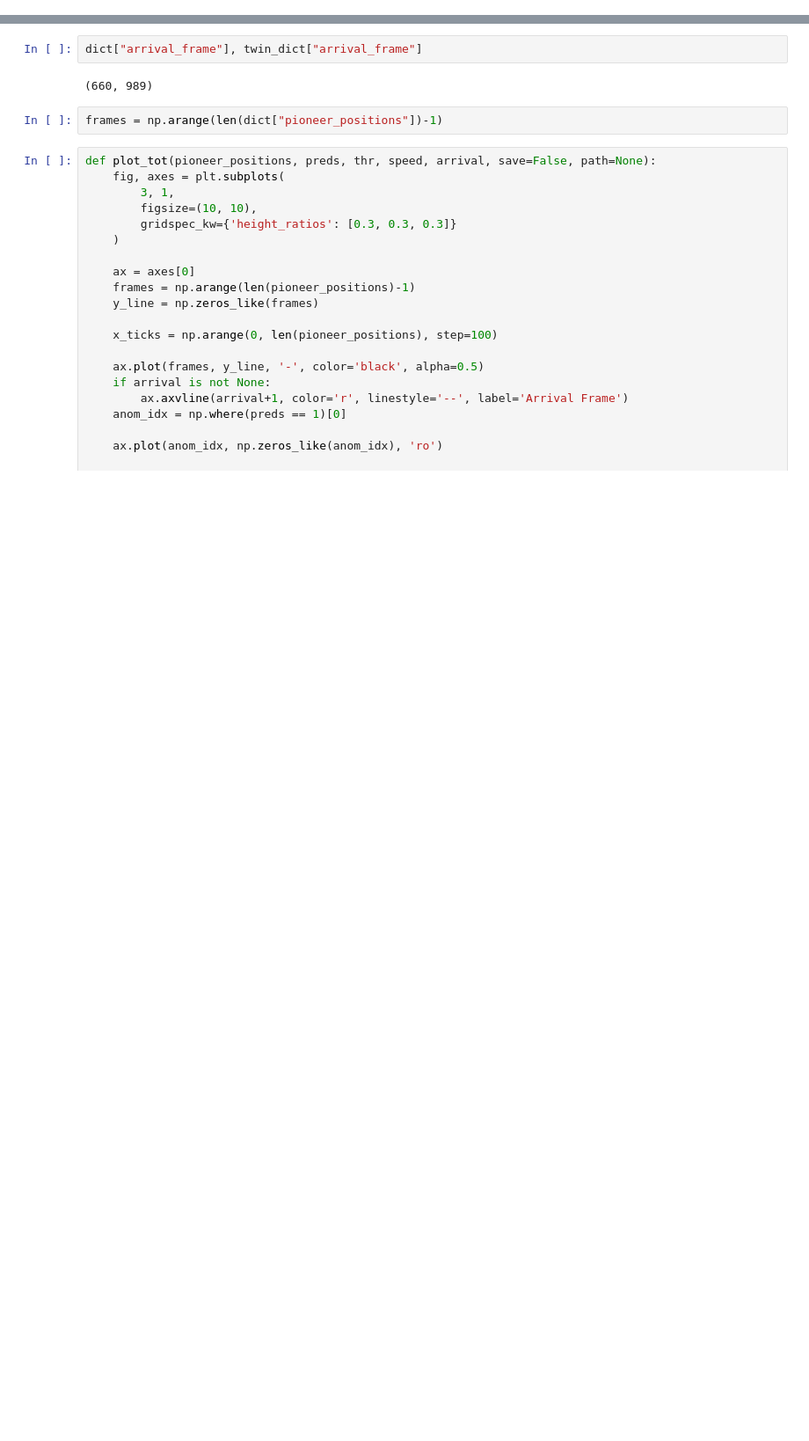
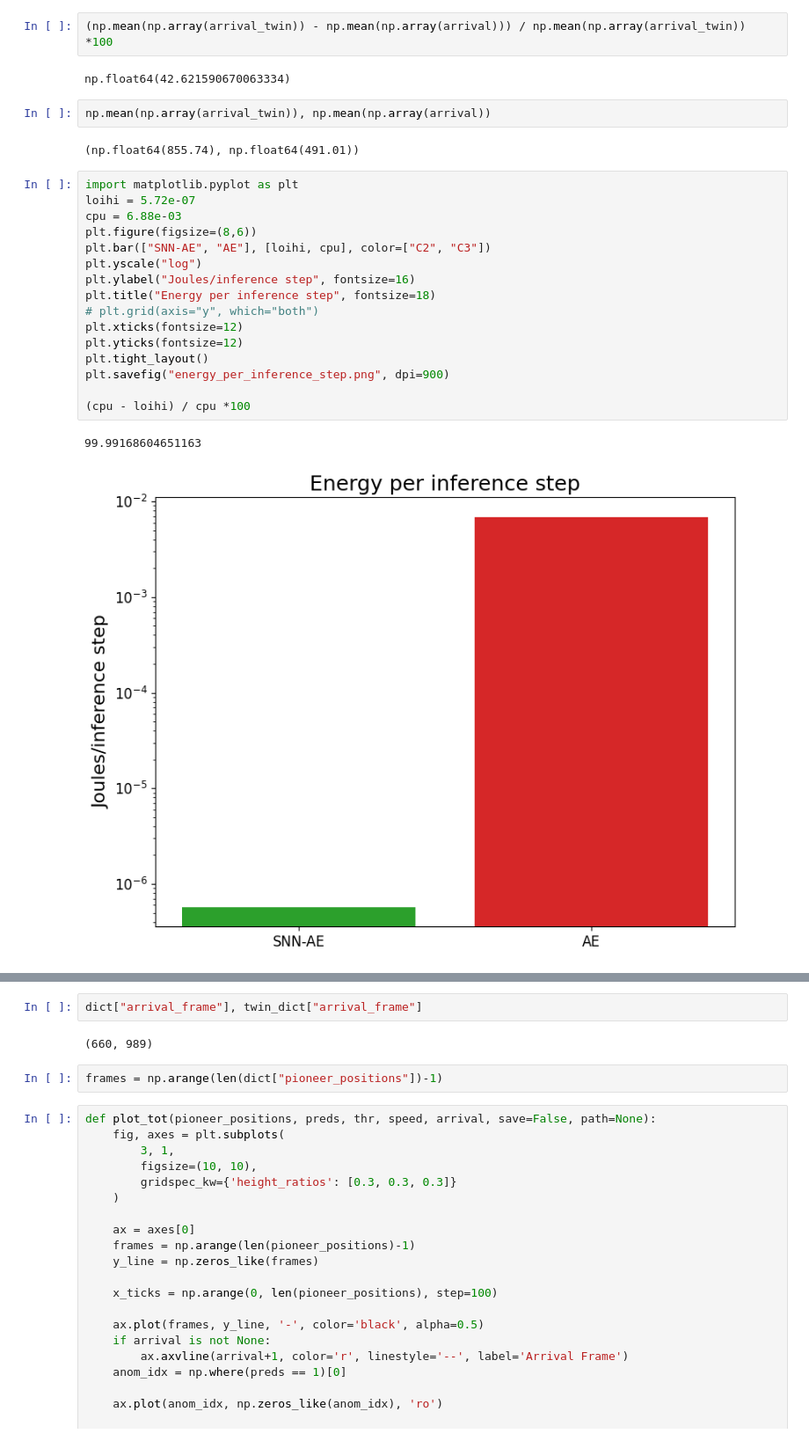
Before and after one commit to Immaioz/SNN_potential_field, a Jupyter notebook: dev.ipynb, the cells around one changed output, grey strips where cells are left out. Shown at 88% size. Cells and saved outputs as stored; diff of their text form; blank space fills up the shorter version.

```diff
--- a/dev.ipynb
+++ b/dev.ipynb
@@ -0,0 +12,27 @@
+# %%
+(np.mean(np.array(arrival_twin)) - np.mean(np.array(arrival))) / np.mean(np.array(arrival_twin)) *100
+# %% [output]
+np.float64(42.621590670063334)
+# %%
+np.mean(np.array(arrival_twin)), np.mean(np.array(arrival))
+# %% [output]
+(np.float64(855.74), np.float64(491.01))
+# %%
+import matplotlib.pyplot as plt
+loihi = 5.72e-07
+cpu = 6.88e-03
+plt.figure(figsize=(8,6))
+plt.bar(["SNN-AE", "AE"], [loihi, cpu], color=["C2", "C3"])
+plt.yscale("log")
+plt.ylabel("Joules/inference step", fontsize=16)
+plt.title("Energy per inference step", fontsize=18)
+# plt.grid(axis="y", which="both")
+plt.xticks(fontsize=12)
+plt.yticks(fontsize=12)
+plt.tight_layout()
+plt.savefig("energy_per_inference_step.png", dpi=900)
+
+(cpu - loihi) / cpu *100
+# %% [output]
+99.99168604651163
+[figure, added]
```
Also changed, not shown: parts of 3 cells of this notebook, 4 other files.
